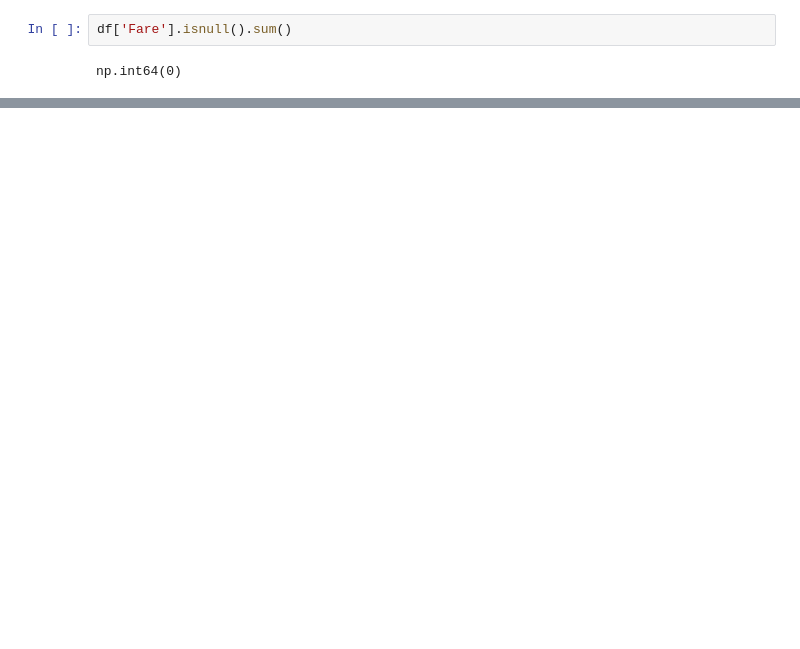
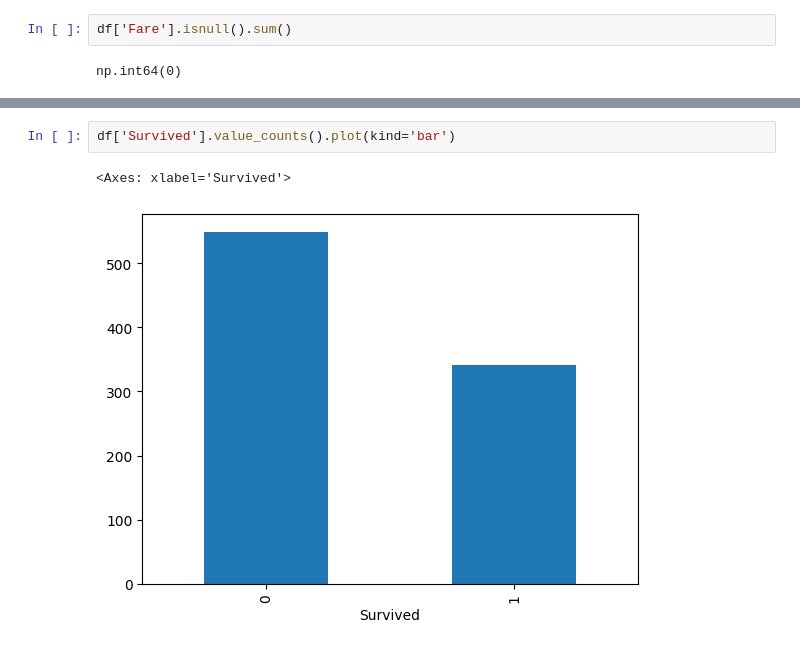
Before and after one commit to Sachin-Timilsina/panda_learning, a Jupyter notebook: Panda Lessons/Exploratory Data Analysis/Titanic EDA.ipynb, the cells around one changed output, grey strips where cells are left out. Saved outputs shown, nothing was run; the diff lists cells and outputs as text; blank space fills up the shorter version.

```diff
--- a/Panda Lessons/Exploratory Data Analysis/Titanic EDA.ipynb
+++ b/Panda Lessons/Exploratory Data Analysis/Titanic EDA.ipynb
@@ -129,0 +142,5 @@ np.int64(0)
+# %%
+df['Survived'].value_counts().plot(kind='bar')
+# %% [output]
+<Axes: xlabel='Survived'>
+[figure, added]
```
Also changed, not shown: parts of 26 cells of this notebook.
